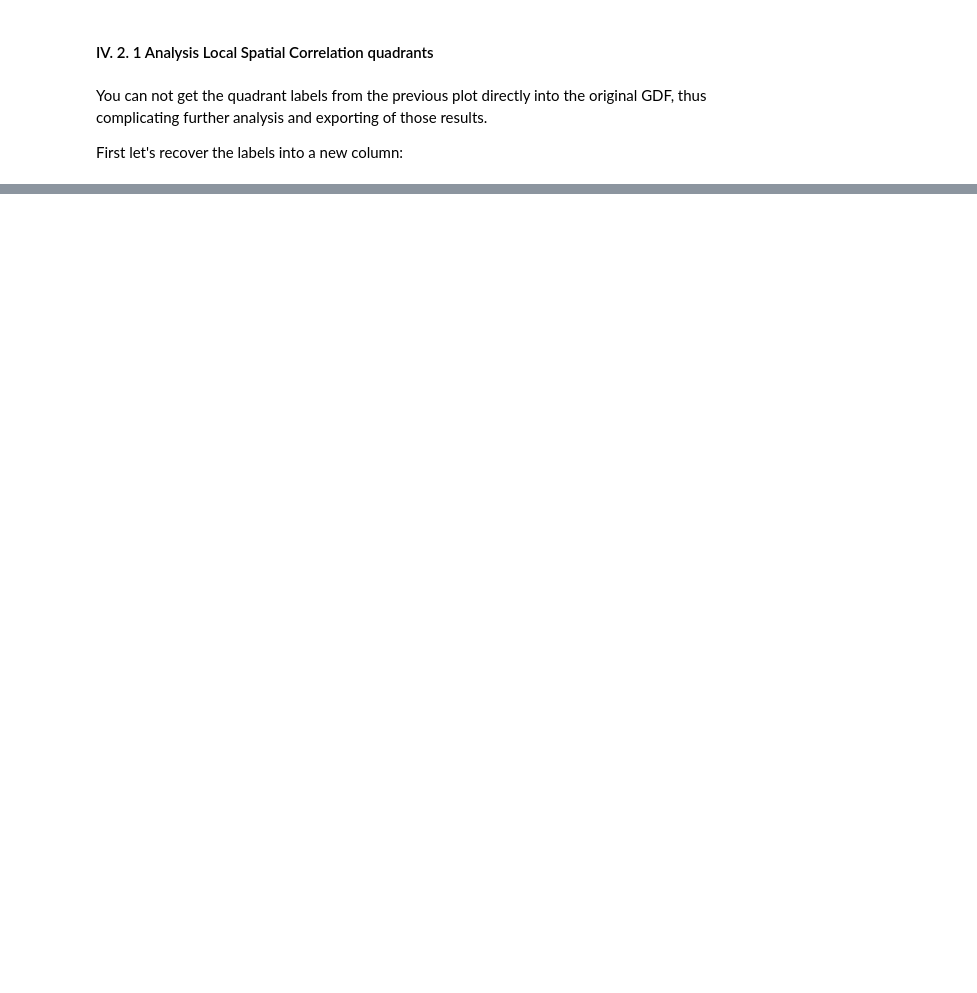
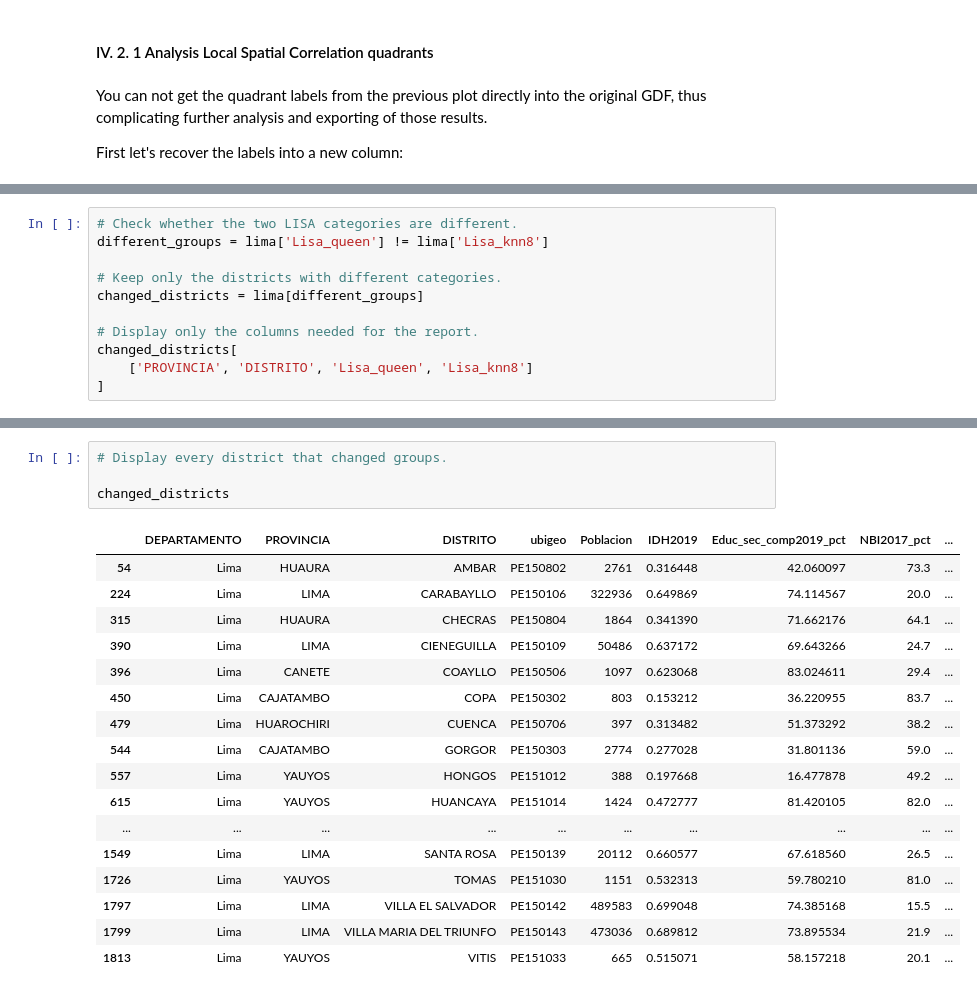
Before and after one commit to mahzee96/Homework_1_DACSS_DACSS_690_C, a Jupyter notebook: index.ipynb, the cells around one changed output, grey strips where cells are left out. Saved outputs shown, nothing was run; the diff lists cells and outputs as text; blank space fills up the shorter version.

```diff
--- a/index.ipynb
+++ b/index.ipynb
@@ -787,0 +263,11 @@ cusco.to_file("cusco.geojson")
+# %%
+# Check whether the two LISA categories are different.
+different_groups = lima['Lisa_queen'] != lima['Lisa_knn8']
+
+# Keep only the districts with different categories.
+changed_districts = lima[different_groups]
+
+# Display only the columns needed for the report.
+changed_districts[
+    ['PROVINCIA', 'DISTRITO', 'Lisa_queen', 'Lisa_knn8']
+]
@@ -787,0 +292,22 @@ cusco.to_file("cusco.geojson")
+# %%
+# Display every district that changed groups.
+
+changed_districts
+# %% [output]
+|  | DEPARTAMENTO | PROVINCIA | DISTRITO | ubigeo | Poblacion | IDH2019 | Educ_sec_comp2019_pct | NBI2017_pct | ... |
+| 54 | Lima | HUAURA | AMBAR | PE150802 | 2761 | 0.316448 | 42.060097 | 73.3 | ... |
+| 224 | Lima | LIMA | CARABAYLLO | PE150106 | 322936 | 0.649869 | 74.114567 | 20.0 | ... |
+| 315 | Lima | HUAURA | CHECRAS | PE150804 | 1864 | 0.341390 | 71.662176 | 64.1 | ... |
+| 390 | Lima | LIMA | CIENEGUILLA | PE150109 | 50486 | 0.637172 | 69.643266 | 24.7 | ... |
+| 396 | Lima | CANETE | COAYLLO | PE150506 | 1097 | 0.623068 | 83.024611 | 29.4 | ... |
+| 450 | Lima | CAJATAMBO | COPA | PE150302 | 803 | 0.153212 | 36.220955 | 83.7 | ... |
+| 479 | Lima | HUAROCHIRI | CUENCA | PE150706 | 397 | 0.313482 | 51.373292 | 38.2 | ... |
+| 544 | Lima | CAJATAMBO | GORGOR | PE150303 | 2774 | 0.277028 | 31.801136 | 59.0 | ... |
+| 557 | Lima | YAUYOS | HONGOS | PE151012 | 388 | 0.197668 | 16.477878 | 49.2 | ... |
+| 615 | Lima | YAUYOS | HUANCAYA | PE151014 | 1424 | 0.472777 | 81.420105 | 82.0 | ... |
+| ... | ... | ... | ... | ... | ... | ... | ... | ... | ... |
+| 1549 | Lima | LIMA | SANTA ROSA | PE150139 | 20112 | 0.660577 | 67.618560 | 26.5 | ... |
+| 1726 | Lima | YAUYOS | TOMAS | PE151030 | 1151 | 0.532313 | 59.780210 | 81.0 | ... |
+| 1797 | Lima | LIMA | VILLA EL SALVADOR | PE150142 | 489583 | 0.699048 | 74.385168 | 15.5 | ... |
+| 1799 | Lima | LIMA | VILLA MARIA DEL TRIUNFO | PE150143 | 473036 | 0.689812 | 73.895534 | 21.9 | ... |
+| 1813 | Lima | YAUYOS | VITIS | PE151033 | 665 | 0.515071 | 58.157218 | 20.1 | ... |
```
Also changed, not shown: parts of 138 cells of this notebook, 4 other files.
